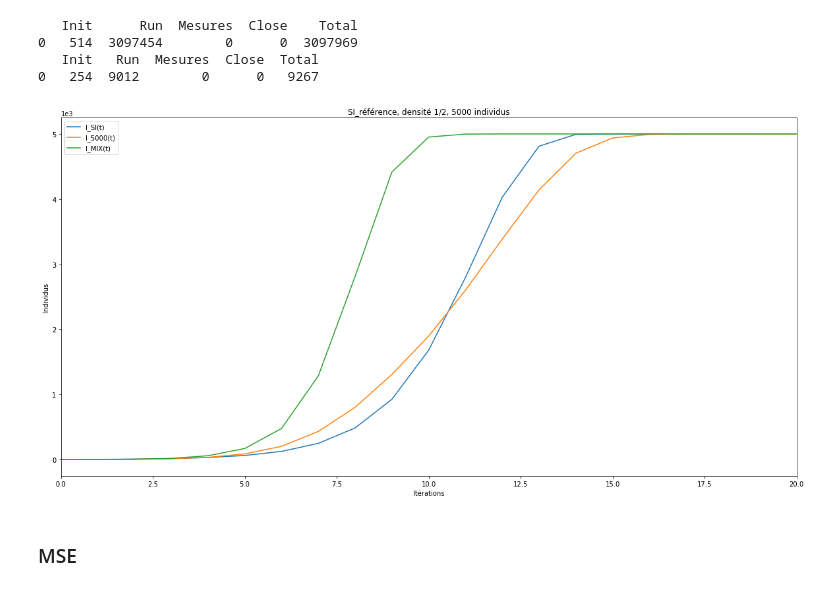
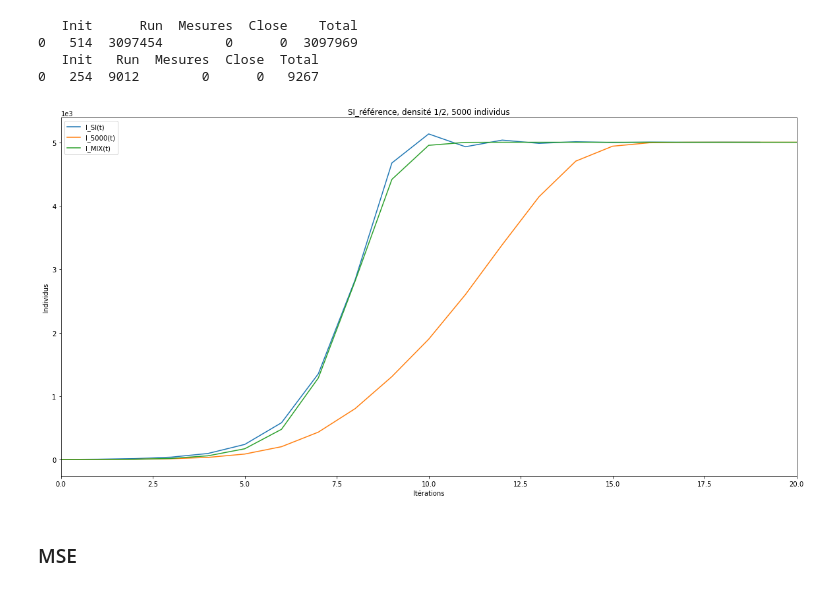
Before and after one commit to maximepasquier/Diversity, a Jupyter notebook: Python/SI_reference.ipynb, the cells around one changed output. Cells and saved outputs as stored; diff of their text form; code cells hidden in the pictures.

```diff
--- a/Python/SI_reference.ipynb
+++ b/Python/SI_reference.ipynb
@@ -50,35 +50,35 @@ print(temps_data)
 # %%
 contamine1 = pd.read_csv(path1 + "/data_csv/m_nombre_contamine.csv", dtype=int)
 contamine2 = pd.read_csv(path2 + "/data_csv/m_nombre_contamine.csv", dtype=int)
 
 N = 5000 # S + I = N
-beta = 1
+beta = 1.5
 iterations = 20
 
 S = N - 1
 I = 1
 
 S_comp = [] # infected compartment
 I_comp = [] # susceptible compartment
 
 infection(S, I, N, iterations, I_comp, S_comp, beta)
 figure = plt.figure(figsize=(20, 10))
 
 I_SI, = plt.plot(I_comp, label='I_SI(t)')
 I_5000, = plt.plot(contamine1, label='I_5000(t)')
 I_MIX, = plt.plot(contamine2, label='I_MIX(t)')
 
 plt.title("SI_référence, densité 1/2, 5000 individus")
 plt.xlabel("Itérations")
 plt.ylabel("Individus")
 plt.legend(handles=[I_SI, I_5000, I_MIX])
 
 plt.ticklabel_format(style='sci', axis='y', scilimits=(0,0)) # use scientific notation
 
 plt.xlim([0, iterations])
 plt.show()
 # %% [output]
-[figure, old version]
+[figure, new version]
 # %% [markdown]
 ### MSE
 # %%
```
Also changed, not shown: parts of 5 cells of this notebook, 18 other files.
